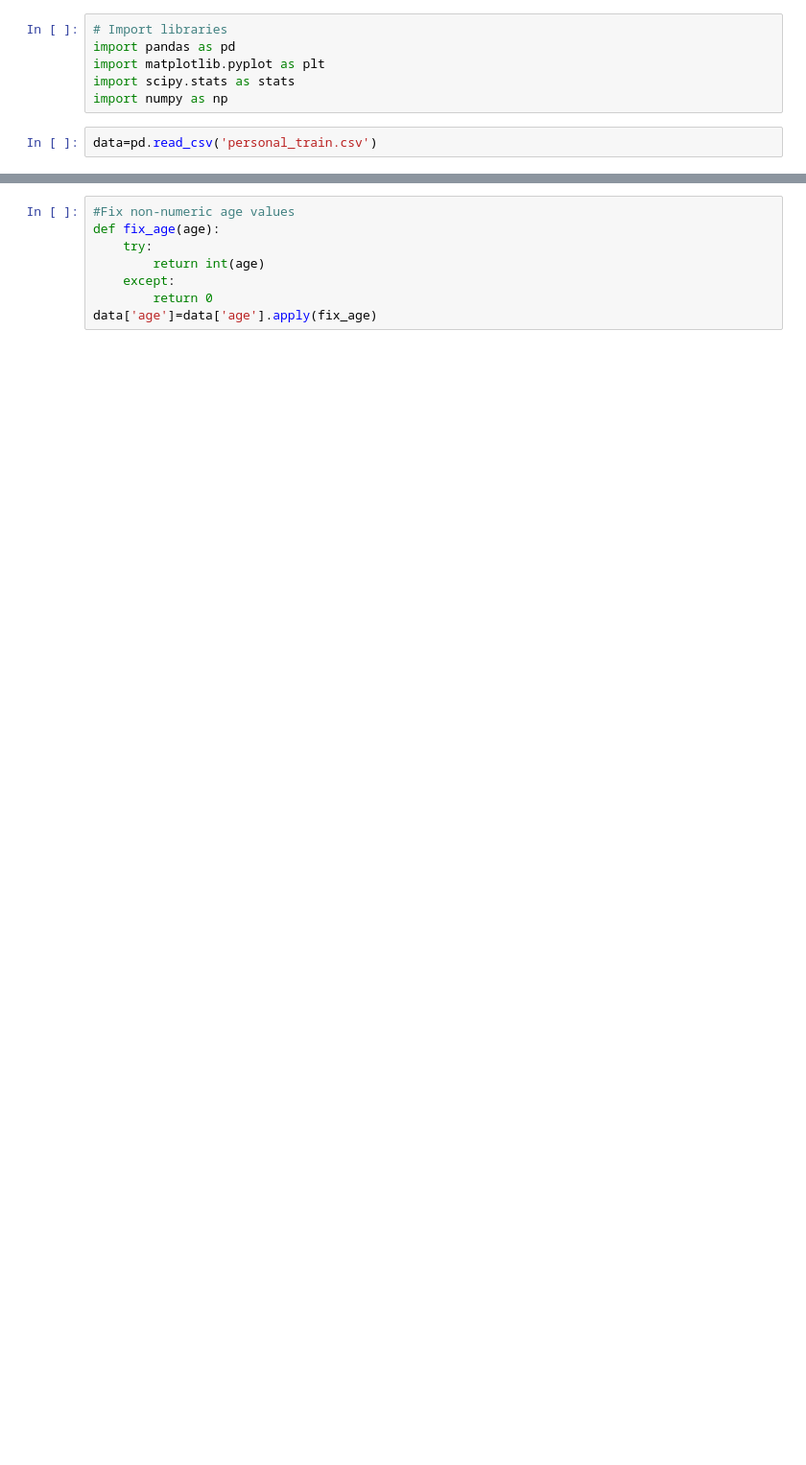
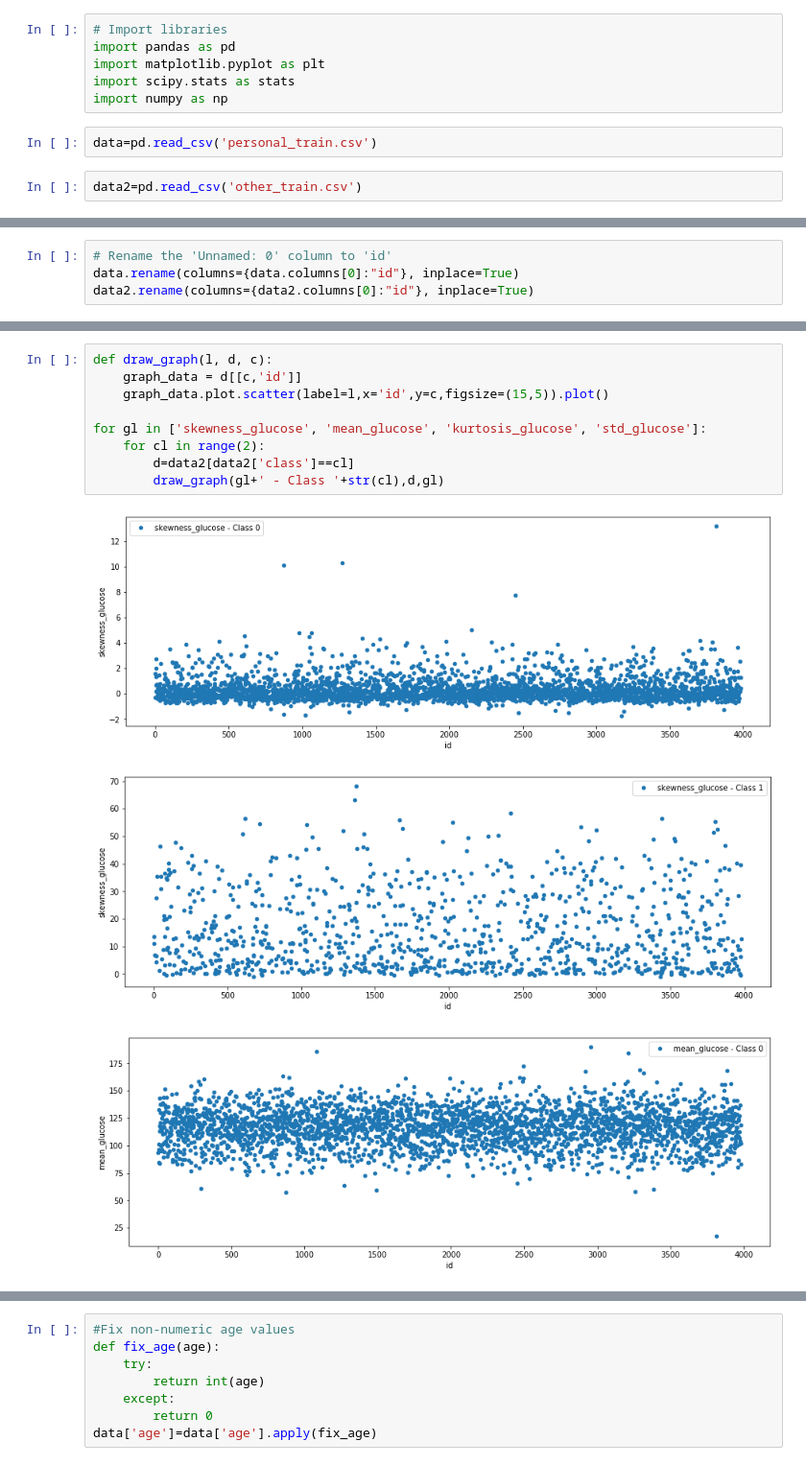
Before and after one commit to gyurix/IAU, a Jupyter notebook: iau.ipynb, the cells around one changed output, grey strips where cells are left out. Shown at 96% size. Saved outputs shown, nothing was run; the diff lists cells and outputs as text; blank space fills up the shorter version.

Commit message:
Added analysis of data set 2

```diff
--- a/iau.ipynb
+++ b/iau.ipynb
@@ -6,3 +37,5 @@ import scipy.stats as stats
 import numpy as np
 # %%
 data=pd.read_csv('personal_train.csv')
+# %%
+data2=pd.read_csv('other_train.csv')
@@ -8,0 +85,4 @@ data=pd.read_csv('personal_train.csv')
+# %%
+# Rename the 'Unnamed: 0' column to 'id'
+data.rename(columns={data.columns[0]:"id"}, inplace=True)
+data2.rename(columns={data2.columns[0]:"id"}, inplace=True)
@@ -8,0 +135,13 @@ data=pd.read_csv('personal_train.csv')
+# %%
+def draw_graph(l, d, c):
+    graph_data = d[[c,'id']]
+    graph_data.plot.scatter(label=l,x='id',y=c,figsize=(15,5)).plot()
+
+for gl in ['skewness_glucose', 'mean_glucose', 'kurtosis_glucose', 'std_glucose']:
+    for cl in range(2):
+        d=data2[data2['class']==cl]
+        draw_graph(gl+' - Class '+str(cl),d,gl)
+# %% [output]
+[figure, added]
+[figure, added]
+[figure, added]
```
Also changed, not shown: parts of 25 cells of this notebook.
